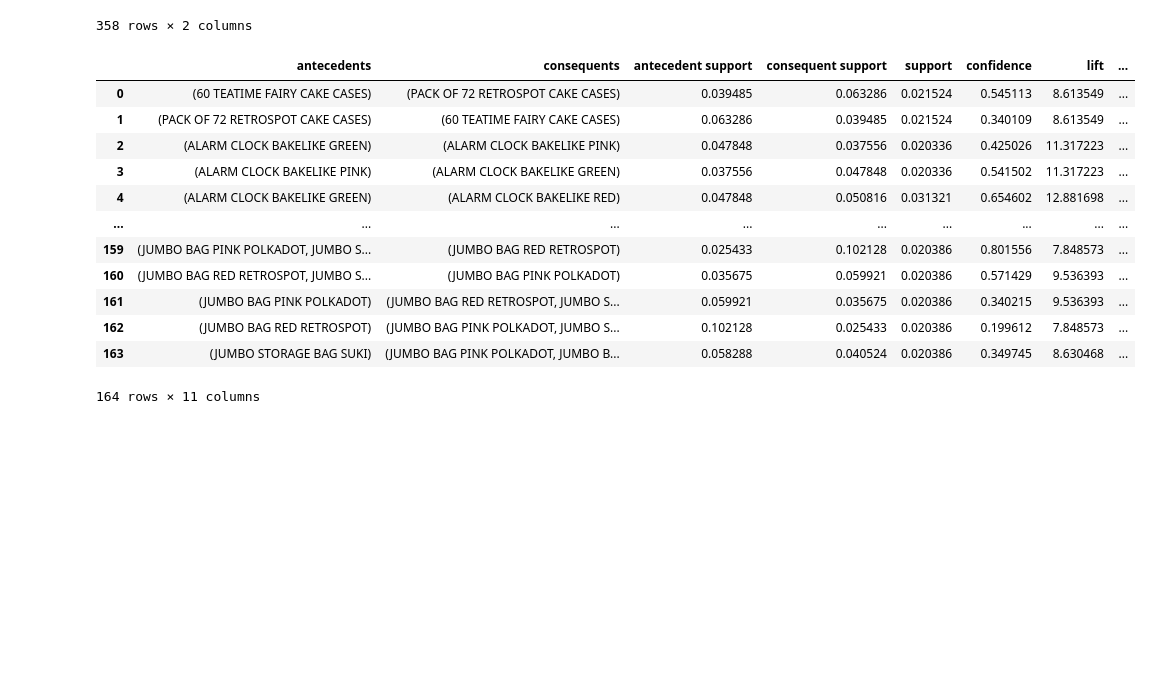
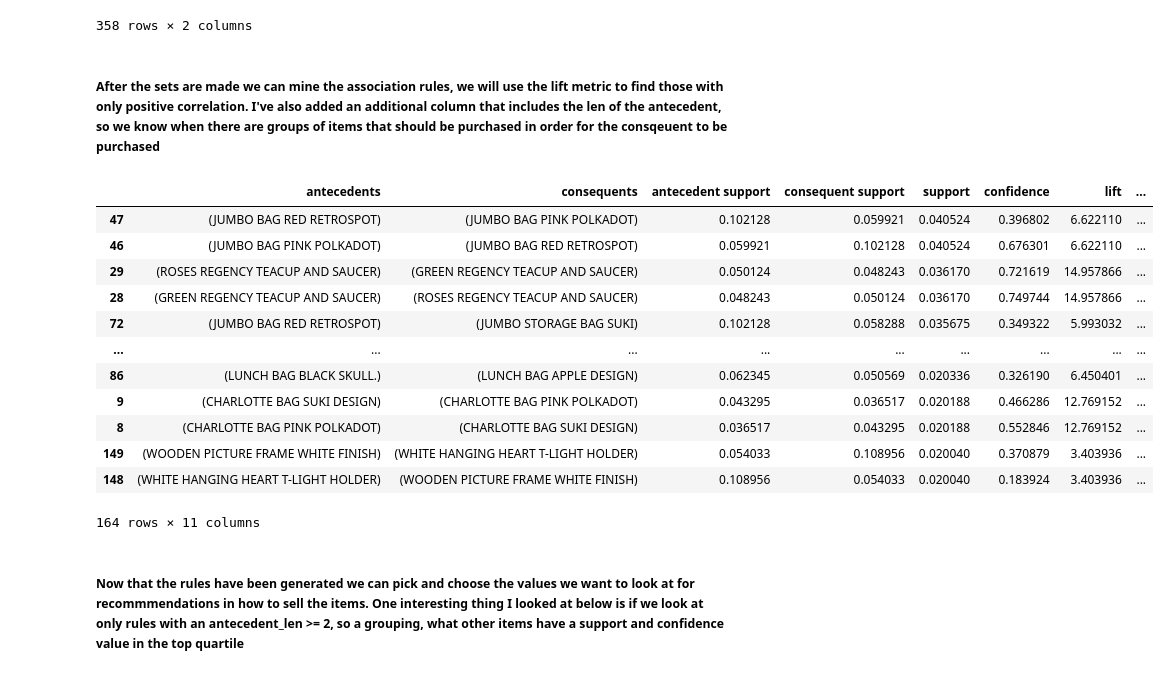
Before and after one commit to arielharris/MBA, a Jupyter notebook: MBA.ipynb, the cells around one changed output. Drawn from its saved outputs; the diff is of its cells as text; code cells hidden in the pictures; blank space fills up the shorter version.

Commit message:
Commit
Annotations and FP growth, next steps find most popular items in the item sets

```diff
--- a/MBA.ipynb
+++ b/MBA.ipynb
@@ -53,4 +70,8 @@ basket['billNo'].nunique()
 # %%
-basket['itemName'].nunique()
+print(basket['itemName'].nunique())
+print(basket['itemName'].isnull().sum())
+basket.dropna(inplace=True)
+print(basket['itemName'].isnull().sum())
+print(basket['billNo'].nunique())
 # %% [output]
 4185
@@ -114,0 +126,3 @@ basket
+# %%
+basket.drop(columns=['damages/credits from ASOS.','incorrectly credited C550456 see 47','mystery! Only ever imported 1800'],inplace=True)
+basket
@@ -130,21 +163,25 @@ frequent_items.sort_values('support', ascending=False)
 | 195 | 0.020040 | (RIBBON REEL STRIPES DESIGN) |
 | 354 | 0.020040 | (WHITE HANGING HEART T-LIGHT HOLD... |
 358 rows × 2 columns
+# %% [markdown]
+##### After the sets are made we can mine the association rules, we will use the lift metric to find those with only positive correlation. I've also added an additional column that includes the len of the antecedent, so we know when there are groups of items that should be purchased in order for the consqeuent to be purchased
 # %%
 rules = association_rules(frequent_items, metric="lift", min_threshold=1)
 rules["antecedent_len"] = rules["antecedents"].apply(lambda x: len(x))
-rules
+rules.sort_values(by=['support'], ascending=False)
 # %% [output]
 |  | antecedents | consequents | antecedent support | consequent support | support | confidence | lift | ... |
-| 0 | (60 TEATIME FAIRY CAKE CASES) | (PACK OF 72 RETROSPOT CAKE CASES) | 0.039485 | 0.063286 | 0.021524 | 0.545113 | 8.613549 | ... |
-| 1 | (PACK OF 72 RETROSPOT CAKE CASES) | (60 TEATIME FAIRY CAKE CASES) | 0.063286 | 0.039485 | 0.021524 | 0.340109 | 8.613549 | ... |
-| 2 | (ALARM CLOCK BAKELIKE GREEN) | (ALARM CLOCK BAKELIKE PINK) | 0.047848 | 0.037556 | 0.020336 | 0.425026 | 11.317223 | ... |
-| 3 | (ALARM CLOCK BAKELIKE PINK) | (ALARM CLOCK BAKELIKE GREEN) | 0.037556 | 0.047848 | 0.020336 | 0.541502 | 11.317223 | ... |
-| 4 | (ALARM CLOCK BAKELIKE GREEN) | (ALARM CLOCK BAKELIKE RED) | 0.047848 | 0.050816 | 0.031321 | 0.654602 | 12.881698 | ... |
+| 47 | (JUMBO BAG RED RETROSPOT) | (JUMBO BAG PINK POLKADOT) | 0.102128 | 0.059921 | 0.040524 | 0.396802 | 6.622110 | ... |
+| 46 | (JUMBO BAG PINK POLKADOT) | (JUMBO BAG RED RETROSPOT) | 0.059921 | 0.102128 | 0.040524 | 0.676301 | 6.622110 | ... |
+| 29 | (ROSES REGENCY TEACUP AND SAUCER) | (GREEN REGENCY TEACUP AND SAUCER) | 0.050124 | 0.048243 | 0.036170 | 0.721619 | 14.957866 | ... |
+| 28 | (GREEN REGENCY TEACUP AND SAUCER) | (ROSES REGENCY TEACUP AND SAUCER) | 0.048243 | 0.050124 | 0.036170 | 0.749744 | 14.957866 | ... |
+| 72 | (JUMBO BAG RED RETROSPOT) | (JUMBO STORAGE BAG SUKI) | 0.102128 | 0.058288 | 0.035675 | 0.349322 | 5.993032 | ... |
 | ... | ... | ... | ... | ... | ... | ... | ... | ... |
-| 159 | (JUMBO BAG PINK POLKADOT, JUMBO S... | (JUMBO BAG RED RETROSPOT) | 0.025433 | 0.102128 | 0.020386 | 0.801556 | 7.848573 | ... |
-| 160 | (JUMBO BAG RED RETROSPOT, JUMBO S... | (JUMBO BAG PINK POLKADOT) | 0.035675 | 0.059921 | 0.020386 | 0.571429 | 9.536393 | ... |
-| 161 | (JUMBO BAG PINK POLKADOT) | (JUMBO BAG RED RETROSPOT, JUMBO S... | 0.059921 | 0.035675 | 0.020386 | 0.340215 | 9.536393 | ... |
-| 162 | (JUMBO BAG RED RETROSPOT) | (JUMBO BAG PINK POLKADOT, JUMBO S... | 0.102128 | 0.025433 | 0.020386 | 0.199612 | 7.848573 | ... |
-| 163 | (JUMBO STORAGE BAG SUKI) | (JUMBO BAG PINK POLKADOT, JUMBO B... | 0.058288 | 0.040524 | 0.020386 | 0.349745 | 8.630468 | ... |
+| 86 | (LUNCH BAG BLACK SKULL.) | (LUNCH BAG APPLE DESIGN) | 0.062345 | 0.050569 | 0.020336 | 0.326190 | 6.450401 | ... |
+| 9 | (CHARLOTTE BAG SUKI DESIGN) | (CHARLOTTE BAG PINK POLKADOT) | 0.043295 | 0.036517 | 0.020188 | 0.466286 | 12.769152 | ... |
+| 8 | (CHARLOTTE BAG PINK POLKADOT) | (CHARLOTTE BAG SUKI DESIGN) | 0.036517 | 0.043295 | 0.020188 | 0.552846 | 12.769152 | ... |
+| 149 | (WOODEN PICTURE FRAME WHITE FINISH) | (WHITE HANGING HEART T-LIGHT HOLDER) | 0.054033 | 0.108956 | 0.020040 | 0.370879 | 3.403936 | ... |
+| 148 | (WHITE HANGING HEART T-LIGHT HOLDER) | (WOODEN PICTURE FRAME WHITE FINISH) | 0.108956 | 0.054033 | 0.020040 | 0.183924 | 3.403936 | ... |
 164 rows × 11 columns
+# %% [markdown]
+##### Now that the rules have been generated we can pick and choose the values we want to look at for recommmendations in how to sell the items. One interesting thing I looked at below is if we look at only rules with an antecedent_len >= 2, so a grouping, what other items have a support and confidence value in the top quartile
```
Also changed, not shown: parts of 28 cells of this notebook.
